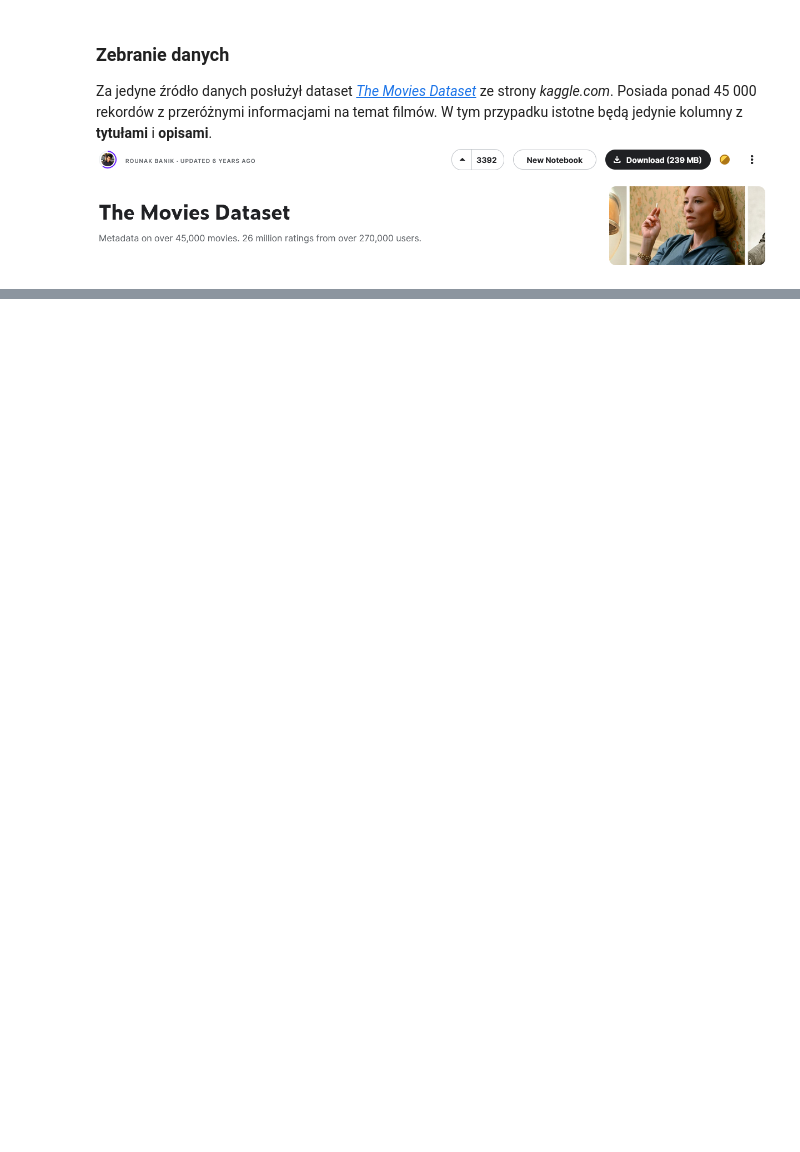
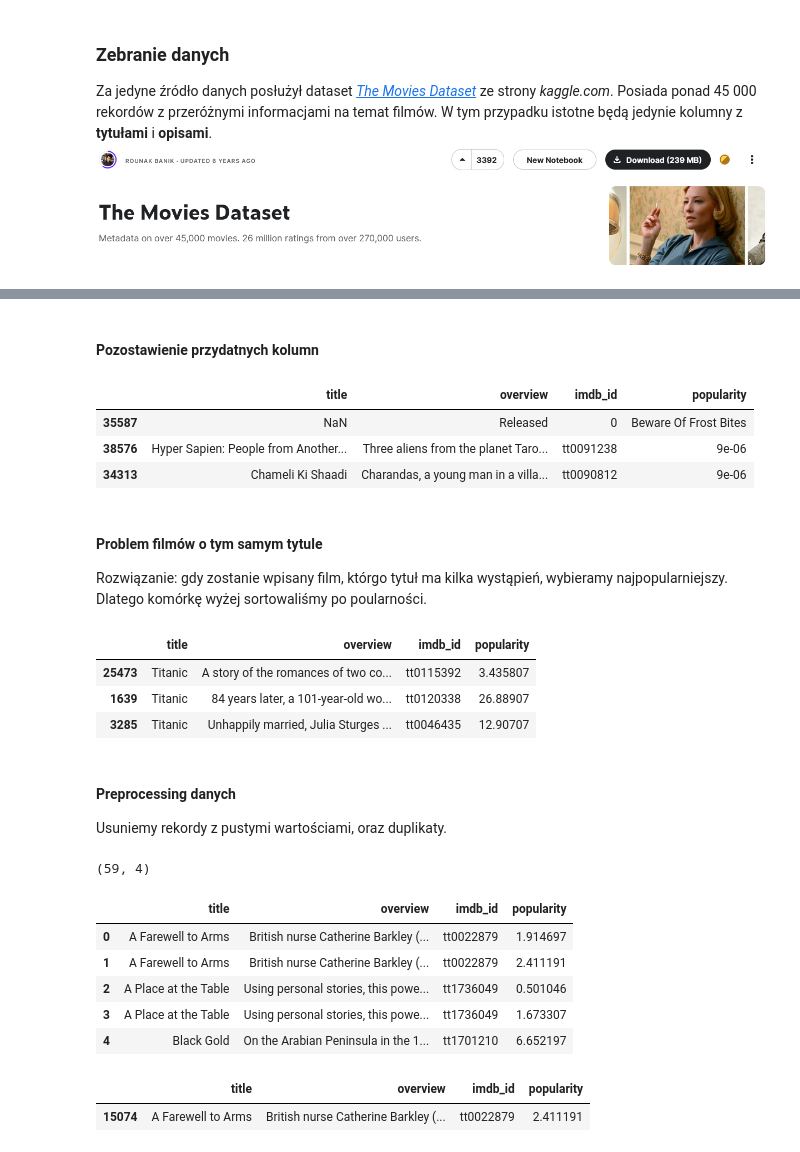
Before and after one commit to pgarwol/MovieRecommender, a Jupyter notebook: search_engine.ipynb, the cells around one changed output, grey strips where cells are left out. Drawn from its saved outputs; the diff is of its cells as text; code cells hidden in the pictures; blank space fills up the shorter version.

```diff
--- a/search_engine.ipynb
+++ b/search_engine.ipynb
@@ -268,0 +69,25 @@ NameError: name 'find_similar_to' is not defined
+# %% [markdown]
+#### Pozostawienie przydatnych kolumn
+# %%
+movies = movies[['title', 'overview', 'imdb_id', 'popularity']]
+movies = movies.sort_values(by='popularity', ascending=False)
+movies.head(3)
+# %% [output]
+|  | title | overview | imdb_id | popularity |
+| 35587 | NaN | Released | 0 | Beware Of Frost Bites |
+| 38576 | Hyper Sapien: People from Another... | Three aliens from the planet Taro... | tt0091238 | 9e-06 |
+| 34313 | Chameli Ki Shaadi | Charandas, a young man in a villa... | tt0090812 | 9e-06 |
+# %% [markdown]
+#### Problem filmów o tym samym tytule
+Rozwiązanie: gdy zostanie wpisany film, którgo tytuł ma kilka wystąpień, wybieramy najpopularniejszy.</br>
+Dlatego komórkę wyżej sortowaliśmy po poularności.
+# %%
+movies[movies['title'] == 'Titanic']
+# %% [output]
+|  | title | overview | imdb_id | popularity |
+| 25473 | Titanic | A story of the romances of two co... | tt0115392 | 3.435807 |
+| 1639 | Titanic | 84 years later, a 101-year-old wo... | tt0120338 | 26.88907 |
+| 3285 | Titanic | Unhappily married, Julia Sturges ... | tt0046435 | 12.90707 |
+# %% [markdown]
+#### Preprocessing danych
+Usuniemy rekordy z pustymi wartościami, oraz duplikaty.
@@ -268,0 +96,22 @@ NameError: name 'find_similar_to' is not defined
+# %%
+duplicates = movies.duplicated(subset=['title', 'imdb_id'], keep=False)
+duplicates_df = movies[duplicates].sort_values(by='title')\
+                                .copy()\
+                                .reset_index(drop=True)
+
+print(duplicates_df.shape)
+duplicates_df.head()
+# %% [output]
+(59, 4)
+|  | title | overview | imdb_id | popularity |
+| 0 | A Farewell to Arms | British nurse Catherine Barkley (... | tt0022879 | 1.914697 |
+| 1 | A Farewell to Arms | British nurse Catherine Barkley (... | tt0022879 | 2.411191 |
+| 2 | A Place at the Table | Using personal stories, this powe... | tt1736049 | 0.501046 |
+| 3 | A Place at the Table | Using personal stories, this powe... | tt1736049 | 1.673307 |
+| 4 | Black Gold | On the Arabian Peninsula in the 1... | tt1701210 | 6.652197 |
+# %%
+movies.drop_duplicates(subset=['title', 'imdb_id'], keep='first', inplace=True)
+movies[movies.title == 'A Farewell to Arms']
+# %% [output]
+|  | title | overview | imdb_id | popularity |
+| 15074 | A Farewell to Arms | British nurse Catherine Barkley (... | tt0022879 | 2.411191 |
```
Also changed, not shown: parts of 57 cells of this notebook.
